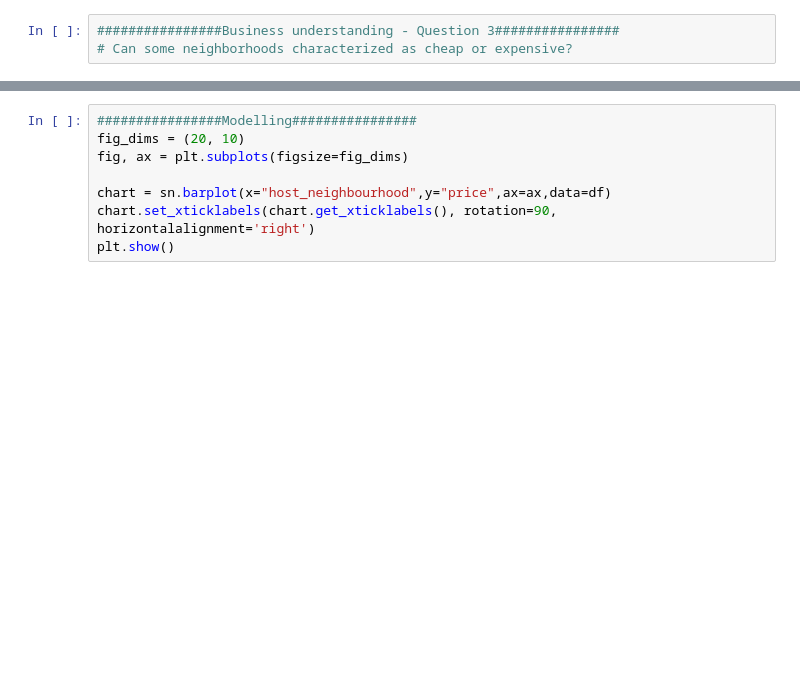
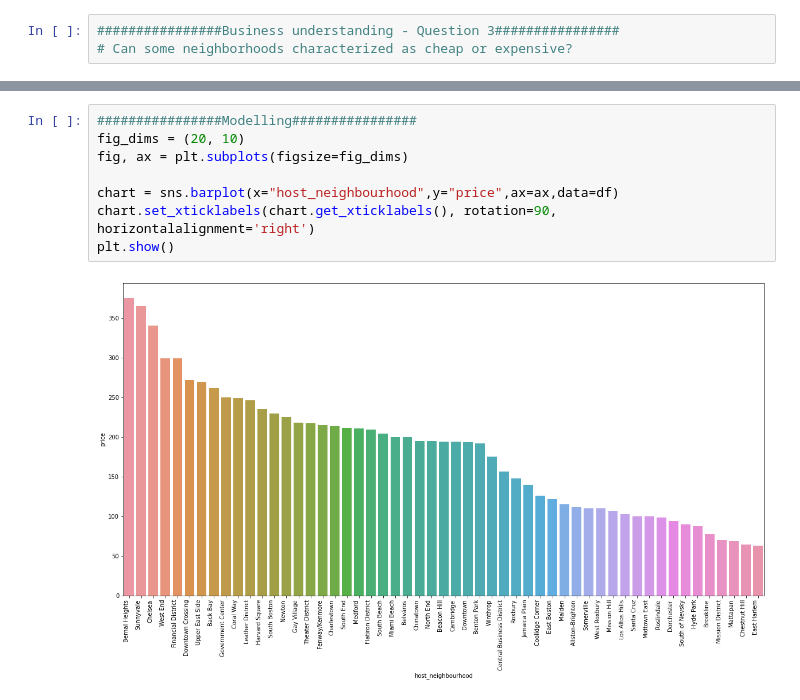
Before and after one commit to GeorgeKorovesis/Data-Scientist-Nanodegree, a Jupyter notebook: Notebook.ipynb, the cells around one changed output, grey strips where cells are left out. Cells and saved outputs as stored; diff of their text form; blank space fills up the shorter version.

```diff
--- a/Notebook.ipynb
+++ b/Notebook.ipynb
@@ -285,11 +301,13 @@ print(df['price'].max())
 # %%
 ################Modelling################
 fig_dims = (20, 10)
 fig, ax = plt.subplots(figsize=fig_dims)
 
-chart = sn.barplot(x="host_neighbourhood",y="price",ax=ax,data=df)
+chart = sns.barplot(x="host_neighbourhood",y="price",ax=ax,data=df)
 chart.set_xticklabels(chart.get_xticklabels(), rotation=90, horizontalalignment='right')
 plt.show()
+# %% [output]
+[figure, added]
 # %%
 ################Evaluation################
 size = df.shape[0]
```
Also changed, not shown: parts of 3 cells of this notebook.
